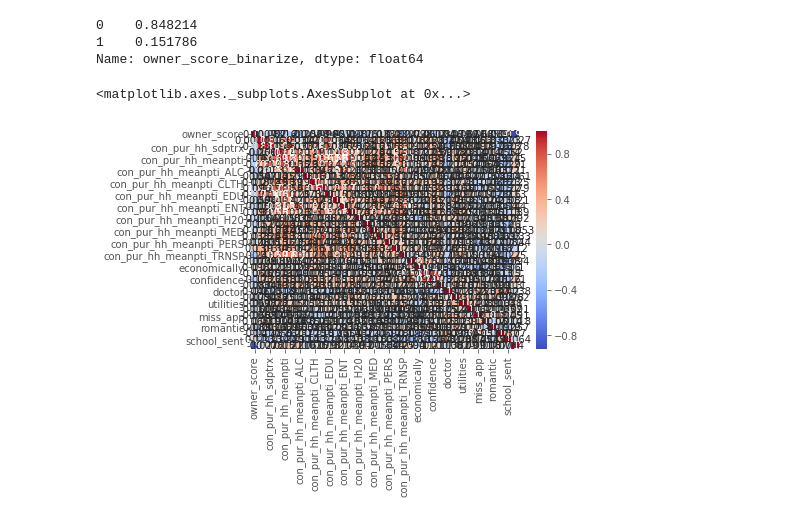
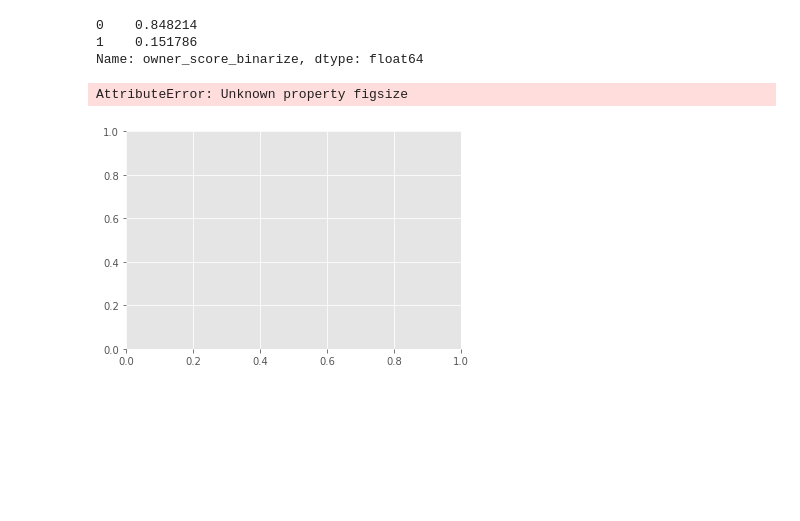
Before and after one commit to julclu/kenya_financial_diaries, a Jupyter notebook: julia/first_modeling.ipynb, the cells around one changed output. Cells and saved outputs as stored; diff of their text form; code cells hidden in the pictures; blank space fills up the shorter version.

```diff
--- a/julia/first_modeling.ipynb
+++ b/julia/first_modeling.ipynb
@@ -183,7 +183,8 @@ associations.owner_score_binarize.value_counts(normalize=True)
 Name: owner_score_binarize, dtype: float64
 # %%
 corr = associations[associations.columns].corr()
-sns.heatmap(corr, annot = True, cmap='coolwarm')
+
+sns.heatmap(corr, annot = True, cmap='coolwarm', figsize=(18, 16))
 # %% [output]
-<matplotlib.axes._subplots.AxesSubplot at 0x...>
+AttributeError: Unknown property figsize
-[figure, old version]
+[figure, new version]
```
Also changed, not shown: 2 other files.
